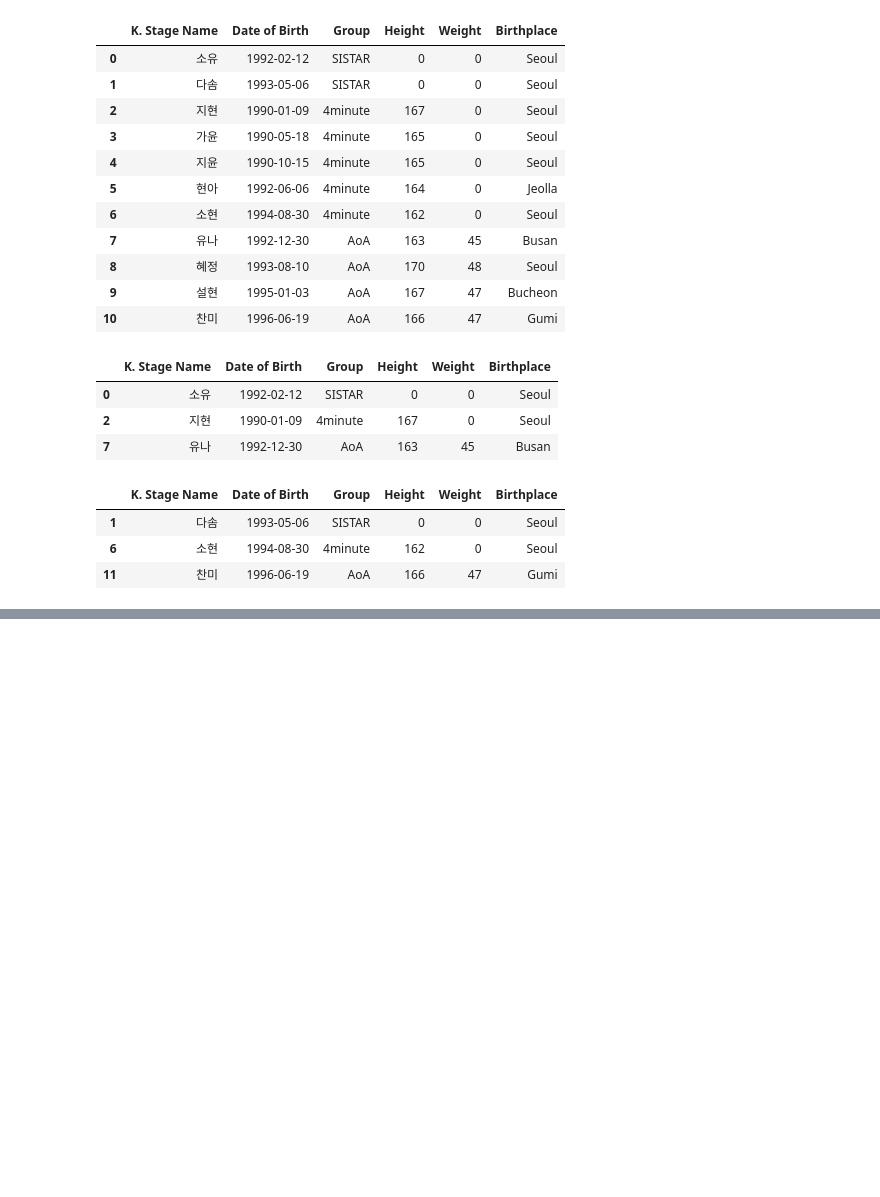
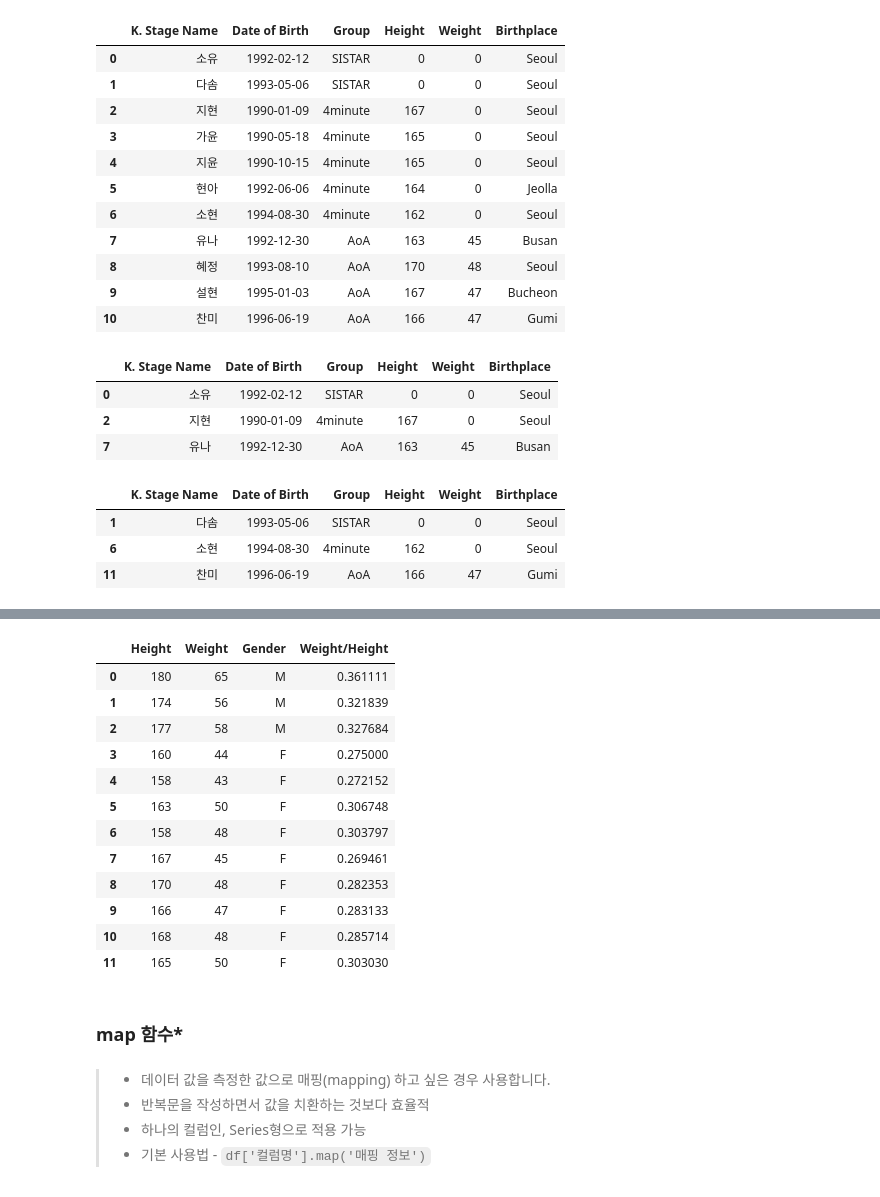
Before and after one commit to sleeptiger/Abc-project, a Jupyter notebook: pandas정리L.ipynb, the cells around one changed output, grey strips where cells are left out. Drawn from its saved outputs; the diff is of its cells as text; code cells hidden in the pictures; blank space fills up the shorter version.

```diff
--- a/pandas정리L.ipynb
+++ b/pandas정리L.ipynb
@@ -1412,0 +1472,3 @@ df.drop_duplicates(subset=['Group'], keep='last')
+# %%
+df = df[['Height', 'Weight', 'Gender']]
+df
@@ -1412,0 +1494,8 @@ df.drop_duplicates(subset=['Group'], keep='last')
+# %%
+def replace_zero(x):
+    if x ==0:
+        x = 165
+    return x
+# %%
+df['Height'] = df['Height'].apply(replace_zero)
+df
@@ -1412,0 +1524,5 @@ df.drop_duplicates(subset=['Group'], keep='last')
+# %%
+# 값이 0일 경우 원하는 값으로 대체
+df['Weight'] = df['Weight'].apply(lambda x:50 if x==0 else x)
+#                                  x가 0이면 50으로 바꾼다/아니면 x는 유지
+df
@@ -1412,0 +1543,25 @@ df.drop_duplicates(subset=['Group'], keep='last')
+# %%
+df['Weight/Height'] = df.apply(lambda x : x['Weight']/x['Height'], axis=1)
+df
+# %% [output]
+|  | Height | Weight | Gender | Weight/Height |
+| 0 | 180 | 65 | M | 0.361111 |
+| 1 | 174 | 56 | M | 0.321839 |
+| 2 | 177 | 58 | M | 0.327684 |
+| 3 | 160 | 44 | F | 0.275000 |
+| 4 | 158 | 43 | F | 0.272152 |
+| 5 | 163 | 50 | F | 0.306748 |
+| 6 | 158 | 48 | F | 0.303797 |
+| 7 | 167 | 45 | F | 0.269461 |
+| 8 | 170 | 48 | F | 0.282353 |
+| 9 | 166 | 47 | F | 0.283133 |
+| 10 | 168 | 48 | F | 0.285714 |
+| 11 | 165 | 50 | F | 0.303030 |
+# %% [markdown]
+### **map 함수***
+# %% [markdown]
+> - 데이터 값을 측정한 값으로 매핑(mapping) 하고 싶은 경우 사용합니다.
+> - 반복문을 작성하면서 값을 치환하는 것보다 효율적
+> - 하나의 컬럼인, Series형으로 적용 가능
+> - 기본 사용법
+    - `df['컬럼명'].map('매핑 정보')`
```
Also changed, not shown: parts of 18 cells of this notebook.
